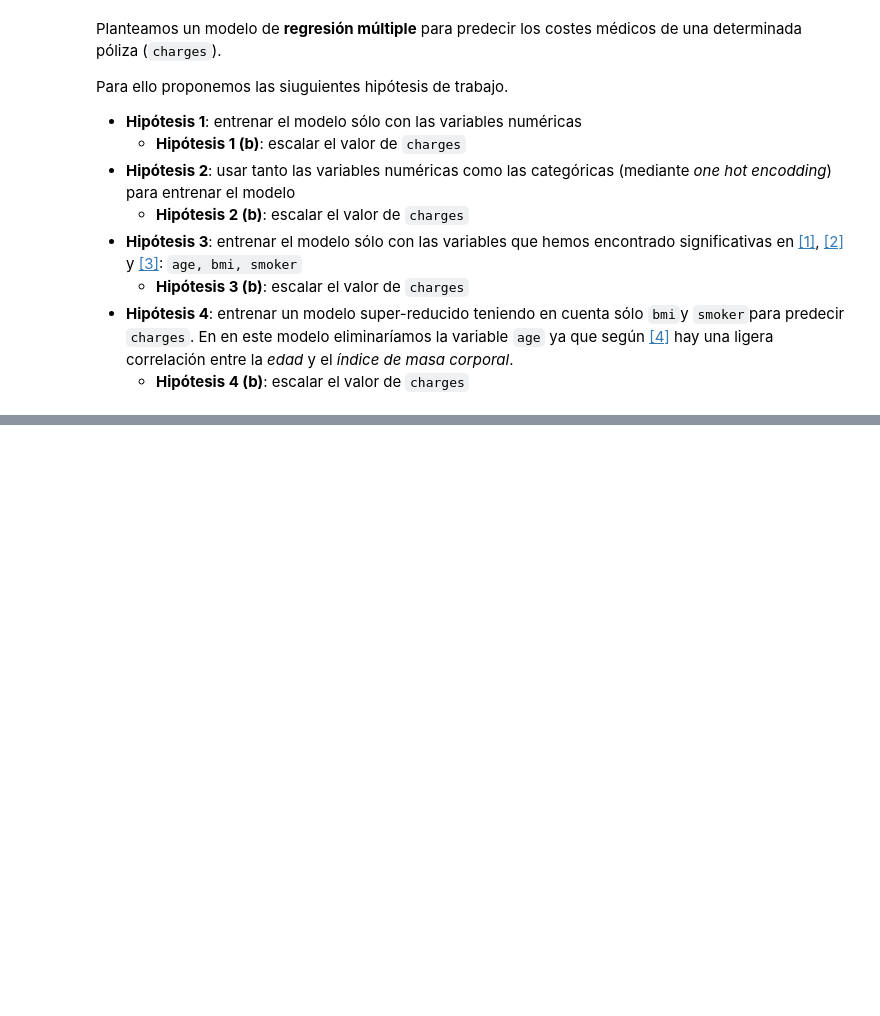
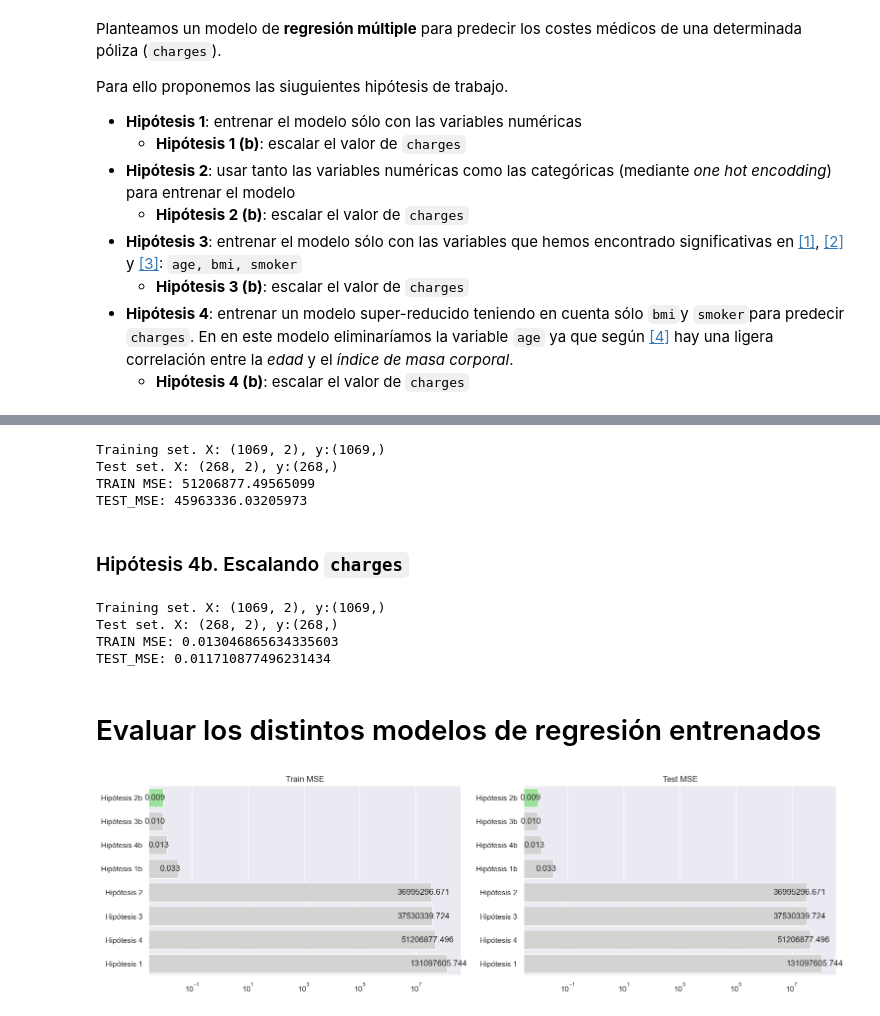
Before and after one commit to tuxsy/iebs-master-data-science, a Jupyter notebook: m02/c3/sprint/m02-c3-sprint-insurance-multiple-linear-regression.ipynb, the cells around one changed output, grey strips where cells are left out. Drawn from its saved outputs; the diff is of its cells as text; code cells hidden in the pictures; blank space fills up the shorter version.

```diff
--- a/m02/c3/sprint/m02-c3-sprint-insurance-multiple-linear-regression.ipynb
+++ b/m02/c3/sprint/m02-c3-sprint-insurance-multiple-linear-regression.ipynb
@@ -354,0 +364,3 @@ LinearRegression()
+# %%
+# Diccionario en el que almacenaremos las hipótesis que vayamos probando
+my_hypotesis = dict()
@@ -354,0 +510,70 @@ LinearRegression()
+# %%
+# Probamos la hipótesis
+hyp04 = Hypotesis()
+hyp04.train_model(X=X_hyp04, y=y_hyp04)
+my_hypotesis["Hipótesis 4"] = hyp04
+# %% [output]
+Training set. X: (1069, 2), y:(1069,)
+Test set. X: (268, 2), y:(268,)
+TRAIN MSE: 51206877.49565099
+TEST_MSE: 45963336.03205973
+# %% [markdown]
+### Hipótesis 4b. Escalando `charges`
+# %%
+# Probamos la hipótesis con los mismos datos
+
+hyp04_sca = Hypotesis()
+hyp04_sca.train_model(X=X_hyp04, y=y_hyp04, scaler=MinMaxScaler())
+my_hypotesis["Hipótesis 4b"] = hyp04_sca
+# %% [output]
+Training set. X: (1069, 2), y:(1069,)
+Test set. X: (268, 2), y:(268,)
+TRAIN MSE: 0.013046865634335603
+TEST_MSE: 0.011710877496231434
+# %% [markdown]
+# Evaluar los distintos modelos de regresión entrenados
+# %%
+# Resumen de los determinados errores obtenidos
+
+name_list = np.array(my_hypotesis.keys())
+mse_train_list = np.array([h.mse_train for h in my_hypotesis.values()])
+mse_test_list = np.array([h.mse_test for h in my_hypotesis.values()])
+
+errors = pd.DataFrame(
+ {"name": name_list, "mse_train": mse_train_list, "mse_test":mse_test_list}
+)
+# %%
+# Visualización de los distintos errores
+
+fif, axes = plt.subplots(nrows=1, ncols=2, figsize=(18,5))
+
+plt_train = axes[0]
+plt_train.set_title("Train MSE")
+
+plt_test = axes[1]
+plt_test.set_title("Test MSE")
+
+sns.barplot(
+    ax=plt_train,
+    data=errors.nsmallest(len(errors), "mse_train"),
+    y="name", x="mse_train",
+    palette=["lightgreen"] + ["lightgrey"]*(len(errors) - 1),
+).set(xlabel="", ylabel="")
+
+plt_train.bar_label(plt_train.containers[0],fmt='%.3f', label_type='center')
+
+sns.barplot(
+    ax=plt_test,
+    data=errors.nsmallest(len(errors), "mse_test"),
+    y="name", x="mse_test",
+    palette=["lightgreen"] + ["lightgrey"]*(len(errors) - 1)
+).set(xlabel="", ylabel="")
+plt_test.bar_label(plt_train.containers[0],fmt='%.3f', label_type='center')
+
+
+plt_train.set_xscale("log")
+plt_test.set_xscale("log")
+
+fig.tight_layout(pad=10.0)
+# %% [output]
+[figure, added]
```
Also changed, not shown: parts of 50 cells of this notebook, 2 other files.
